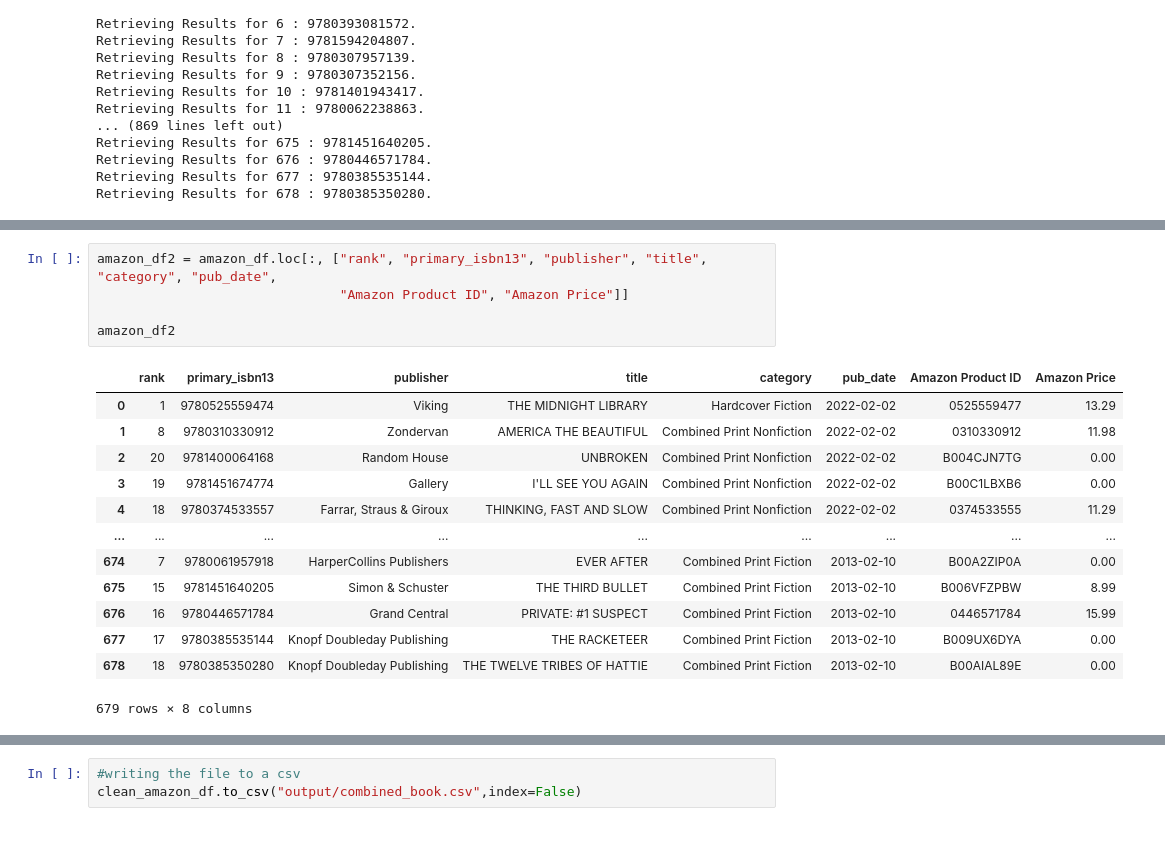
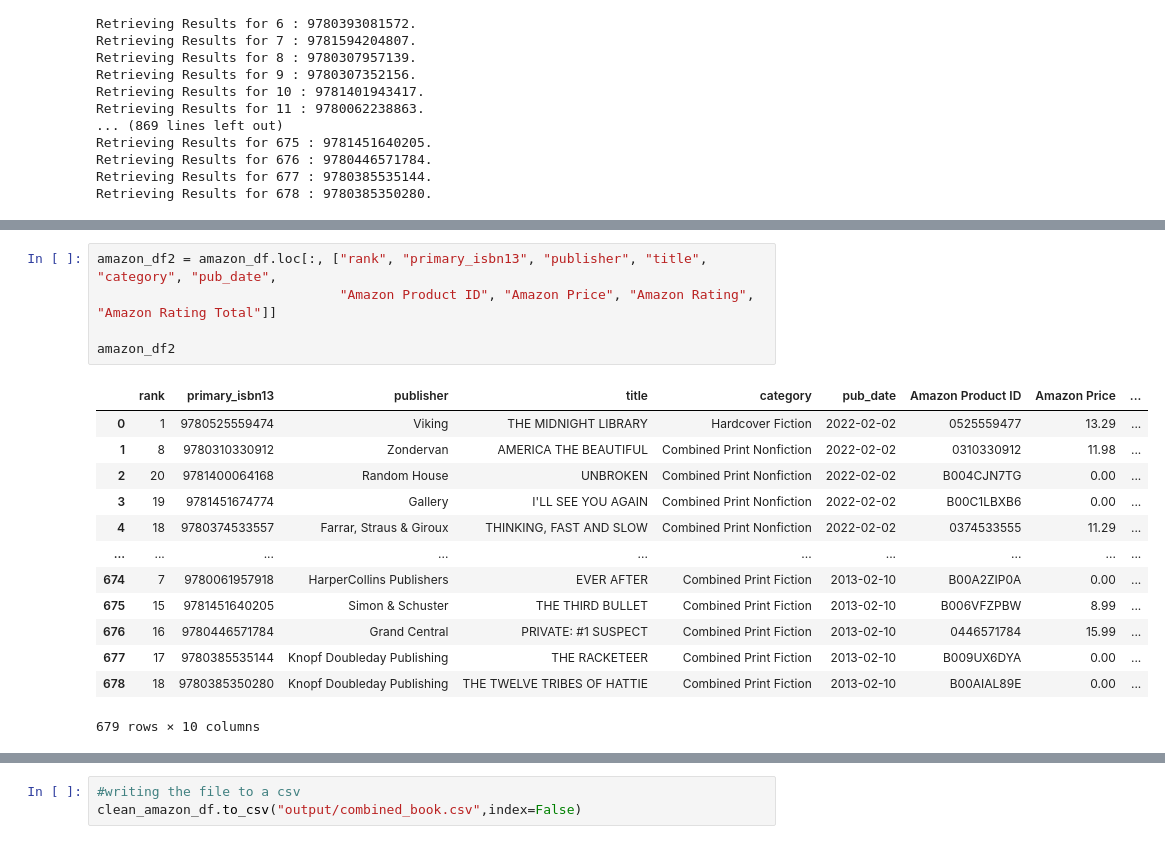
Before and after one commit to angeleyazbec/NYT-Bestselling-Books, a Jupyter notebook: RainforestAPI_Info.ipynb, the cells around one changed output, grey strips where cells are left out. Saved outputs shown, nothing was run; the diff lists cells and outputs as text.

```diff
--- a/RainforestAPI_Info.ipynb
+++ b/RainforestAPI_Info.ipynb
@@ -207,23 +207,23 @@ amazon_df.head(50)
 | 49 | 4 | 9781101984772 | Dutton | RING OF FIRE | Brad Taylor | E-Book Fiction | 2022-02-02 | B01DTSGF30 | ... |
 # %%
 amazon_df2 = amazon_df.loc[:, ["rank", "primary_isbn13", "publisher", "title", "category", "pub_date",
-                               "Amazon Product ID", "Amazon Price"]]
+                               "Amazon Product ID", "Amazon Price", "Amazon Rating", "Amazon Rating Total"]]
 
 amazon_df2
 # %% [output]
-|  | rank | primary_isbn13 | publisher | title | category | pub_date | Amazon Product ID | Amazon Price |
-| 0 | 1 | 9780525559474 | Viking | THE MIDNIGHT LIBRARY | Hardcover Fiction | 2022-02-02 | 0525559477 | 13.29 |
-| 1 | 8 | 9780310330912 | Zondervan | AMERICA THE BEAUTIFUL | Combined Print Nonfiction | 2022-02-02 | 0310330912 | 11.98 |
-| 2 | 20 | 9781400064168 | Random House | UNBROKEN | Combined Print Nonfiction | 2022-02-02 | B004CJN7TG | 0.00 |
-| 3 | 19 | 9781451674774 | Gallery | I'LL SEE YOU AGAIN | Combined Print Nonfiction | 2022-02-02 | B00C1LBXB6 | 0.00 |
-| 4 | 18 | 9780374533557 | Farrar, Straus & Giroux | THINKING, FAST AND SLOW | Combined Print Nonfiction | 2022-02-02 | 0374533555 | 11.29 |
-| ... | ... | ... | ... | ... | ... | ... | ... | ... |
-| 674 | 7 | 9780061957918 | HarperCollins Publishers | EVER AFTER | Combined Print Fiction | 2013-02-10 | B00A2ZIP0A | 0.00 |
-| 675 | 15 | 9781451640205 | Simon & Schuster | THE THIRD BULLET | Combined Print Fiction | 2013-02-10 | B006VFZPBW | 8.99 |
-| 676 | 16 | 9780446571784 | Grand Central | PRIVATE: #1 SUSPECT | Combined Print Fiction | 2013-02-10 | 0446571784 | 15.99 |
-| 677 | 17 | 9780385535144 | Knopf Doubleday Publishing | THE RACKETEER | Combined Print Fiction | 2013-02-10 | B009UX6DYA | 0.00 |
-| 678 | 18 | 9780385350280 | Knopf Doubleday Publishing | THE TWELVE TRIBES OF HATTIE | Combined Print Fiction | 2013-02-10 | B00AIAL89E | 0.00 |
+|  | rank | primary_isbn13 | publisher | title | category | pub_date | Amazon Product ID | Amazon Price | ... |
+| 0 | 1 | 9780525559474 | Viking | THE MIDNIGHT LIBRARY | Hardcover Fiction | 2022-02-02 | 0525559477 | 13.29 | ... |
+| 1 | 8 | 9780310330912 | Zondervan | AMERICA THE BEAUTIFUL | Combined Print Nonfiction | 2022-02-02 | 0310330912 | 11.98 | ... |
+| 2 | 20 | 9781400064168 | Random House | UNBROKEN | Combined Print Nonfiction | 2022-02-02 | B004CJN7TG | 0.00 | ... |
+| 3 | 19 | 9781451674774 | Gallery | I'LL SEE YOU AGAIN | Combined Print Nonfiction | 2022-02-02 | B00C1LBXB6 | 0.00 | ... |
+| 4 | 18 | 9780374533557 | Farrar, Straus & Giroux | THINKING, FAST AND SLOW | Combined Print Nonfiction | 2022-02-02 | 0374533555 | 11.29 | ... |
+| ... | ... | ... | ... | ... | ... | ... | ... | ... | ... |
+| 674 | 7 | 9780061957918 | HarperCollins Publishers | EVER AFTER | Combined Print Fiction | 2013-02-10 | B00A2ZIP0A | 0.00 | ... |
+| 675 | 15 | 9781451640205 | Simon & Schuster | THE THIRD BULLET | Combined Print Fiction | 2013-02-10 | B006VFZPBW | 8.99 | ... |
+| 676 | 16 | 9780446571784 | Grand Central | PRIVATE: #1 SUSPECT | Combined Print Fiction | 2013-02-10 | 0446571784 | 15.99 | ... |
+| 677 | 17 | 9780385535144 | Knopf Doubleday Publishing | THE RACKETEER | Combined Print Fiction | 2013-02-10 | B009UX6DYA | 0.00 | ... |
+| 678 | 18 | 9780385350280 | Knopf Doubleday Publishing | THE TWELVE TRIBES OF HATTIE | Combined Print Fiction | 2013-02-10 | B00AIAL89E | 0.00 | ... |
-679 rows × 8 columns
+679 rows × 10 columns
 # %%
 #cleaning the dataframe
 #dropping any books without Amazon data
```
Also changed, not shown: parts of 1 cell of this notebook, 1 other file.
